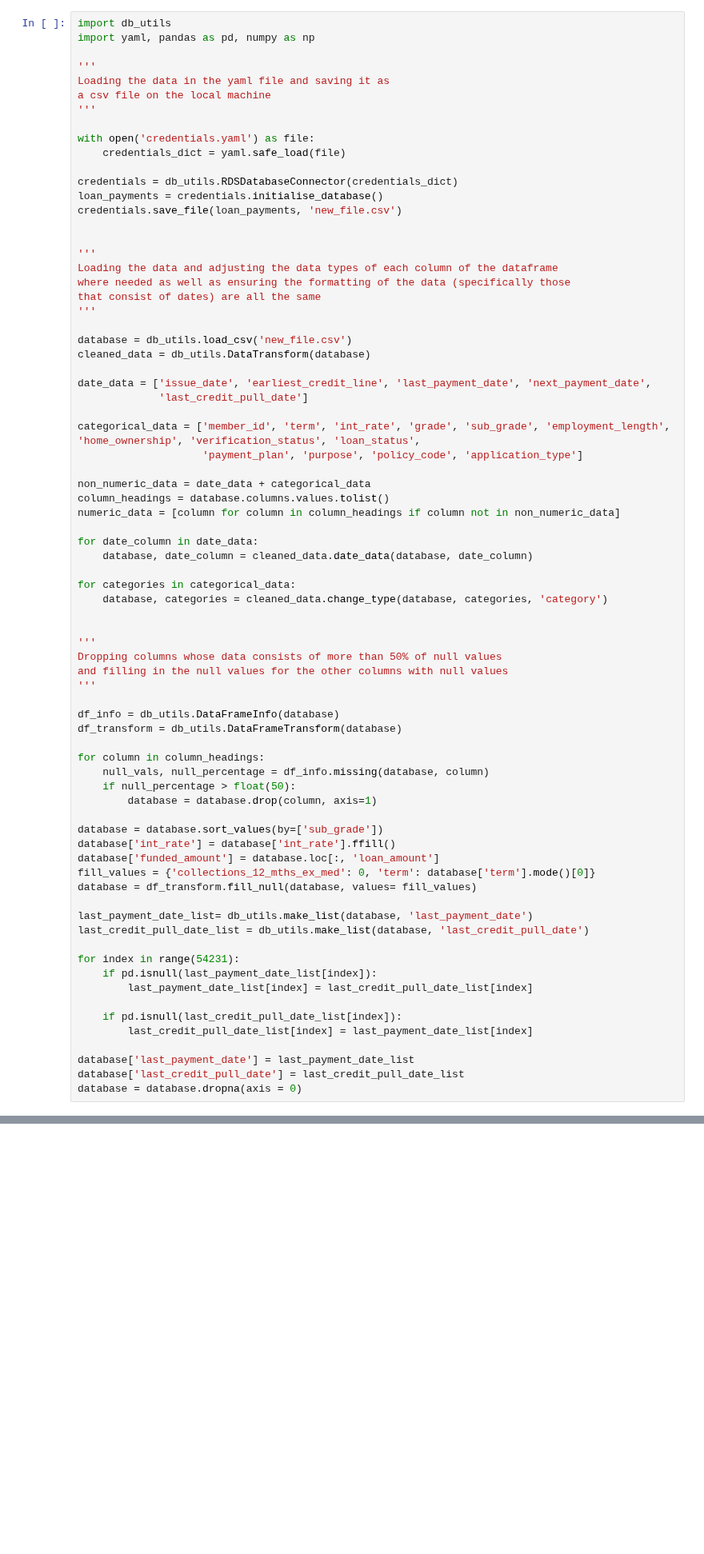
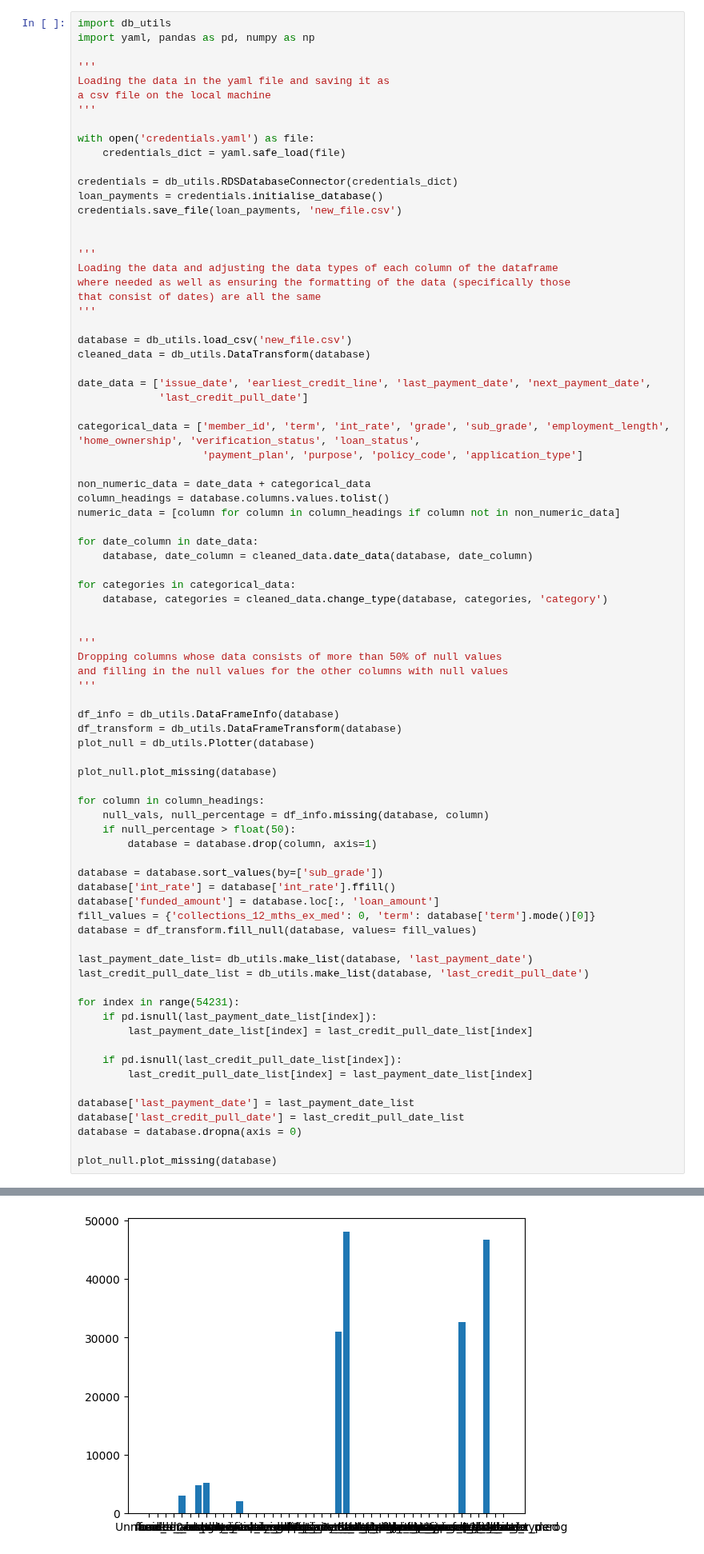
Before and after one commit to lhytsang/exploratory-data-analysis---customer-loans-in-finance103, a Jupyter notebook: db_utils.ipynb, the cells around one changed output, grey strips where cells are left out. Shown at 80% size. Drawn from its saved outputs; the diff is of its cells as text; blank space fills up the shorter version.

Commit message:
Plotting the number of null values in the dataframe before and after filling in the null values.

```diff
--- a/db_utils.ipynb
+++ b/db_utils.ipynb
@@ -48,6 +48,9 @@ and filling in the null values for the other columns with null values
 
 df_info = db_utils.DataFrameInfo(database)
 df_transform = db_utils.DataFrameTransform(database)
+plot_null = db_utils.Plotter(database)
+
+plot_null.plot_missing(database)
 
 for column in column_headings:
     null_vals, null_percentage = df_info.missing(database, column)
@@ -73,4 +76,6 @@ for index in range(54231):
 database['last_payment_date'] = last_payment_date_list
 database['last_credit_pull_date'] = last_credit_pull_date_list
 database = database.dropna(axis = 0)
+
+plot_null.plot_missing(database)
 # %% [output]
@@ -77,0 +82 @@ AttributeError: 'DataFrameTransform' object has no attribute 'fill_null'
+[figure, added]
```
Also changed, not shown: parts of 1 cell of this notebook.
